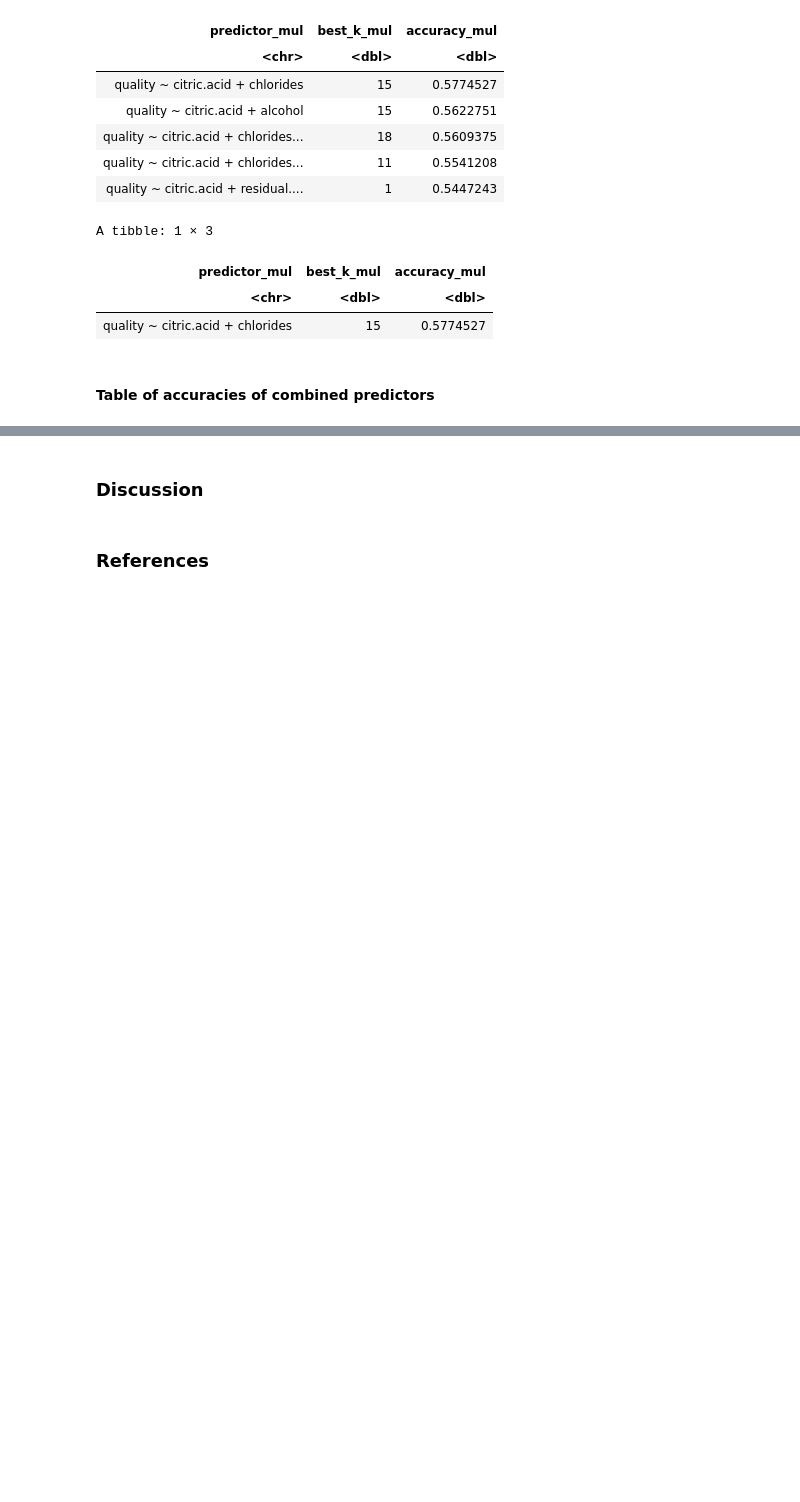
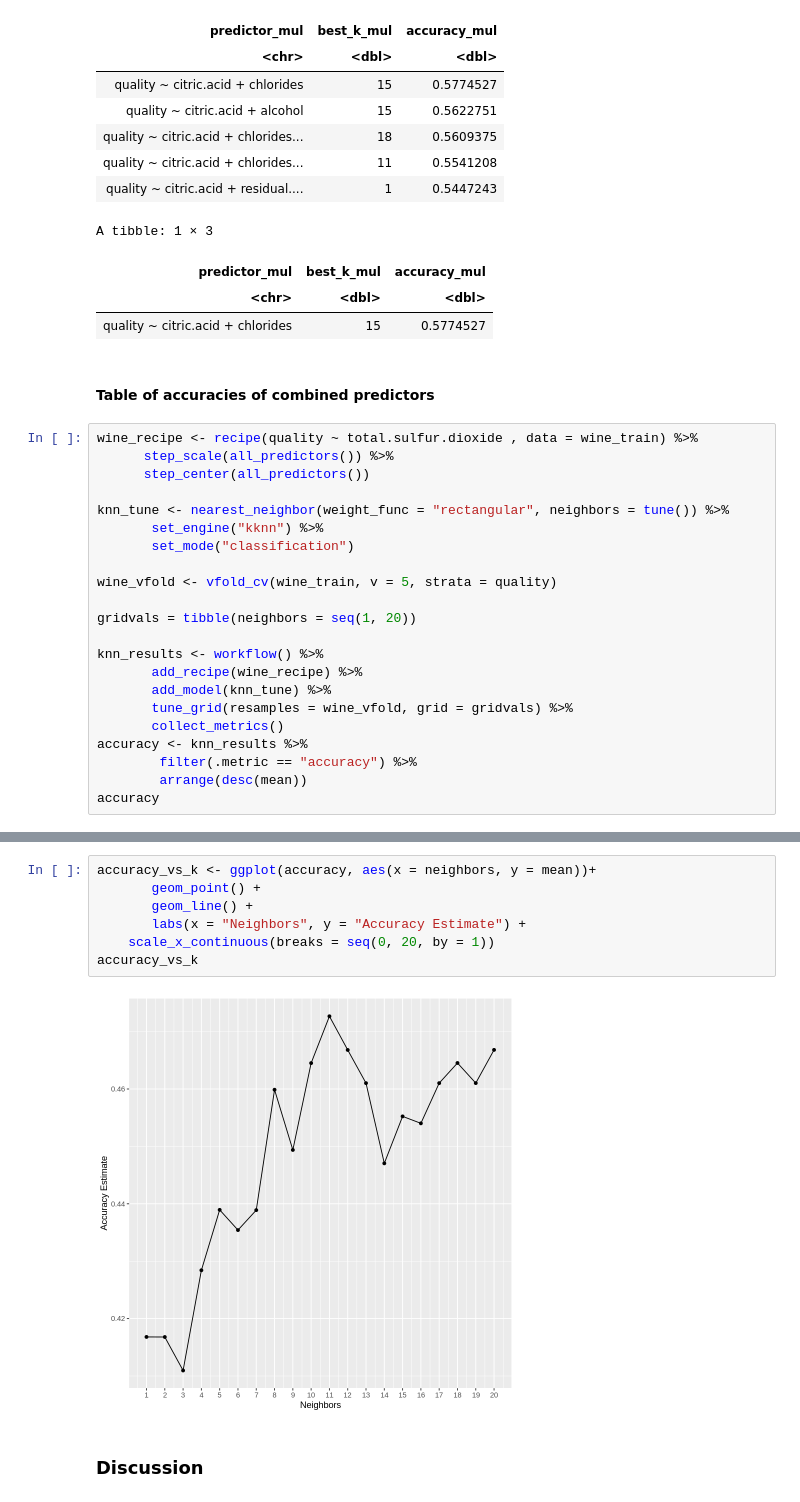
Before and after one commit to SurajDatta/DSCI100_group_project, a Jupyter notebook: report.ipynb, the cells around one changed output, grey strips where cells are left out. Cells and saved outputs as stored; diff of their text form; blank space fills up the shorter version.

Commit message:
Table 2 caption and accuracy plot

```diff
--- a/report.ipynb
+++ b/report.ipynb
@@ -366,3 +366,25 @@ A tibble: 1 × 3
 | quality ~ citric.acid + chlorides | 15 | 0.5774527 |
 # %% [markdown]
 #### Table of accuracies of combined predictors
+# %%
+wine_recipe <- recipe(quality ~ total.sulfur.dioxide , data = wine_train) %>%
+      step_scale(all_predictors()) %>%
+      step_center(all_predictors())
+
+knn_tune <- nearest_neighbor(weight_func = "rectangular", neighbors = tune()) %>%
+       set_engine("kknn") %>%
+       set_mode("classification")
+
+wine_vfold <- vfold_cv(wine_train, v = 5, strata = quality)
+
+gridvals = tibble(neighbors = seq(1, 20))
+
+knn_results <- workflow() %>%
+       add_recipe(wine_recipe) %>%
+       add_model(knn_tune) %>%
+       tune_grid(resamples = wine_vfold, grid = gridvals) %>%
+       collect_metrics()
+accuracy <- knn_results %>%
+        filter(.metric == "accuracy") %>%
+        arrange(desc(mean))
+accuracy
@@ -369,4 +416,11 @@ A tibble: 1 × 3
+# %%
+accuracy_vs_k <- ggplot(accuracy, aes(x = neighbors, y = mean))+
+       geom_point() +
+       geom_line() +
+       labs(x = "Neighbors", y = "Accuracy Estimate") +
+    scale_x_continuous(breaks = seq(0, 20, by = 1))
+accuracy_vs_k
+# %% [output]
+[figure, added]
 # %% [markdown]
 ### Discussion
-# %% [markdown]
-### References
```
Also changed, not shown: parts of 4 cells of this notebook.
